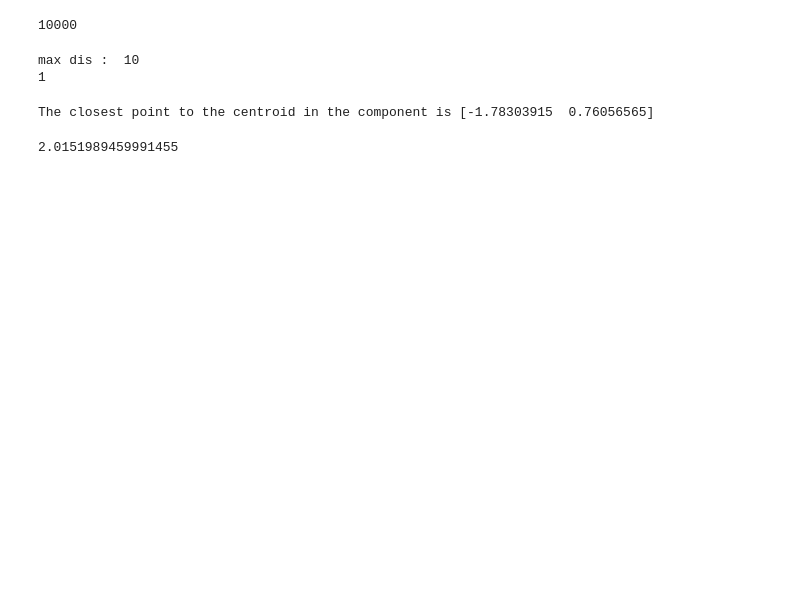
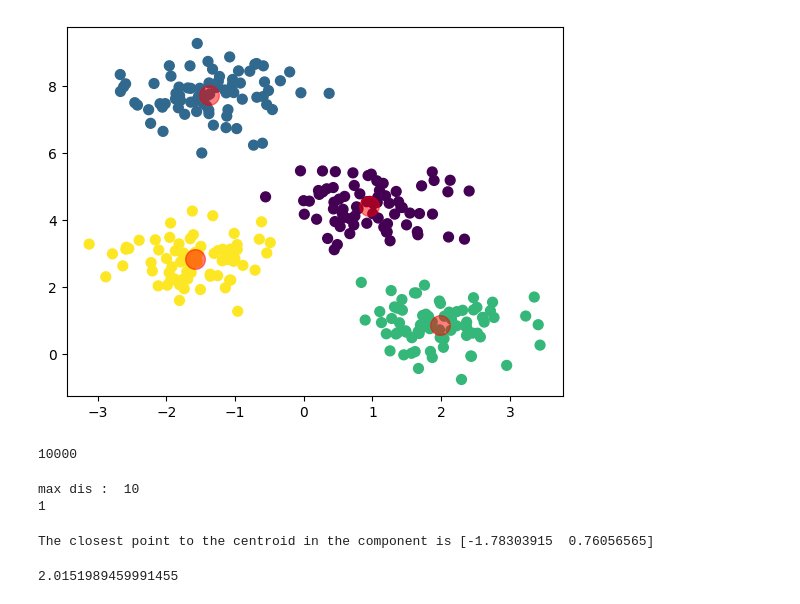
Before and after one commit to destx0/thesnew, a Jupyter notebook: master.ipynb, the cells around one changed output. Saved outputs shown, nothing was run; the diff lists cells and outputs as text; code cells hidden in the pictures; blank space fills up the shorter version.

```diff
--- a/master.ipynb
+++ b/master.ipynb
@@ -11,6 +11,26 @@ from tabulate import tabulate
 from math import *
 from kdtreen import *
 from utils import *
+# %%
+from sklearn.datasets import make_blobs
+from sklearn.cluster import KMeans
+import matplotlib.pyplot as plt
+
+# Generate sample data
+X, y_true = make_blobs(n_samples=300, centers=4, cluster_std=0.60, random_state=0)
+
+# Apply KMeans
+kmeans = KMeans(n_clusters=4)
+kmeans.fit(X)
+y_kmeans = kmeans.predict(X)
+
+# Visualize the clusters
+plt.scatter(X[:, 0], X[:, 1], c=y_kmeans, s=50, cmap="viridis")
+centers = kmeans.cluster_centers_
+plt.scatter(centers[:, 0], centers[:, 1], c="red", s=200, alpha=0.5)
+plt.show()
+# %% [output]
+[figure, added]
 # %%
 savefile = "mst_datatest.json"
 to_plot = False
```
Also changed, not shown: parts of 1 cell of this notebook.
